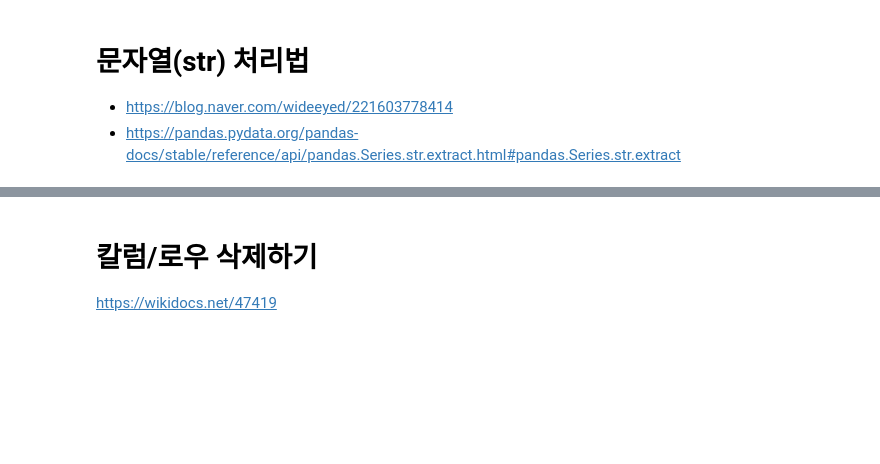
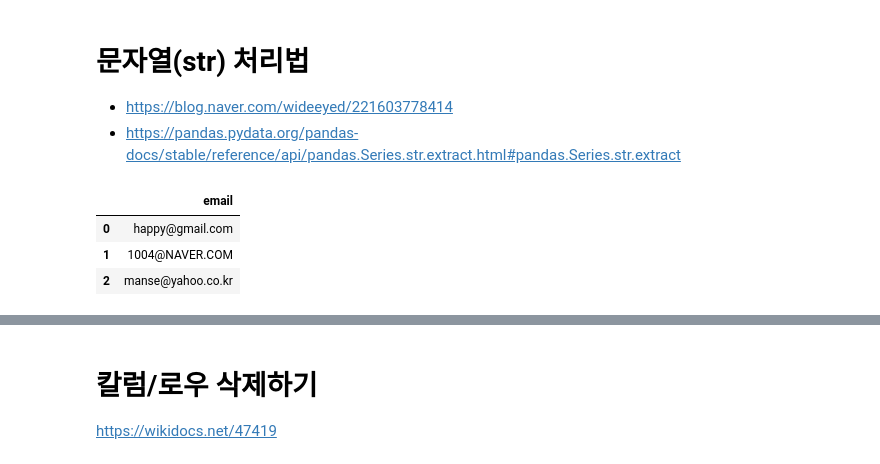
Before and after one commit to Jake0925/Pandas, a Jupyter notebook: Pandas.ipynb, the cells around one changed output, grey strips where cells are left out. Cells and saved outputs as stored; diff of their text form; code cells hidden in the pictures; blank space fills up the shorter version.

```diff
--- a/Pandas.ipynb
+++ b/Pandas.ipynb
@@ -122,5 +130,11 @@ import pandas as pd
 # %%
 # example sample
-df = pd.DataFrame({'email':['happy@gmail.com', \
-                            '1004@NAVER.COM', \
+df = pd.DataFrame({'email':['happy@gmail.com',
+                            '1004@NAVER.COM',
                             'manse@yahoo.co.kr']})
+df
+# %% [output]
+|  | email |
+| 0 | happy@gmail.com |
+| 1 | 1004@NAVER.COM |
+| 2 | manse@yahoo.co.kr |
```
Also changed, not shown: parts of 22 cells of this notebook.
